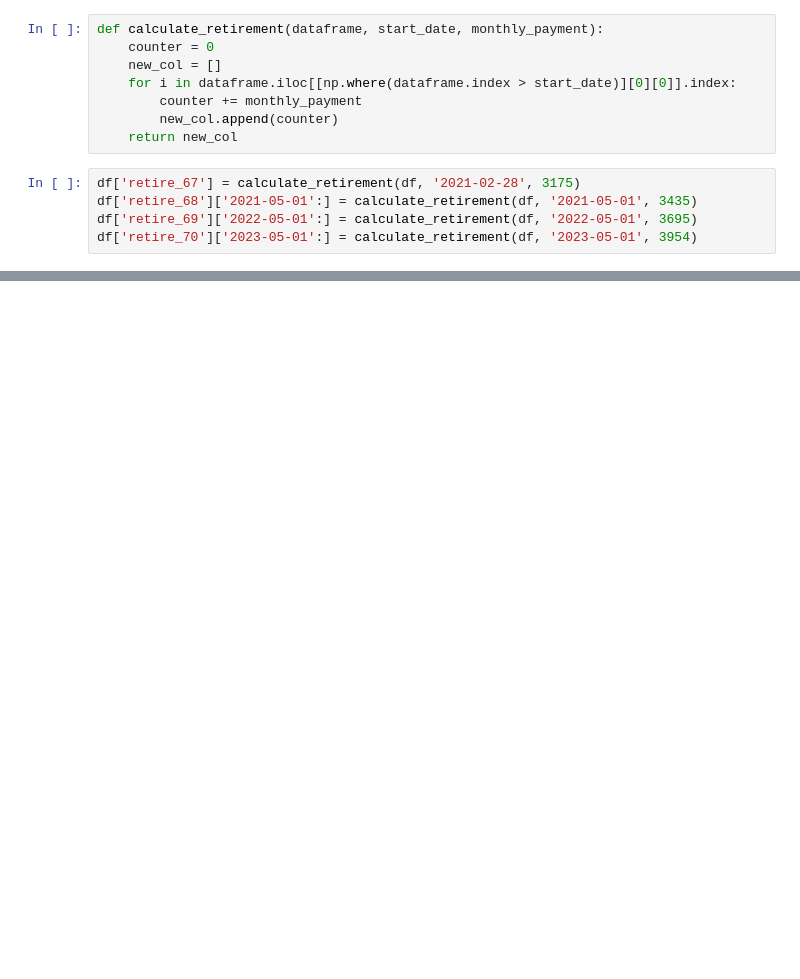
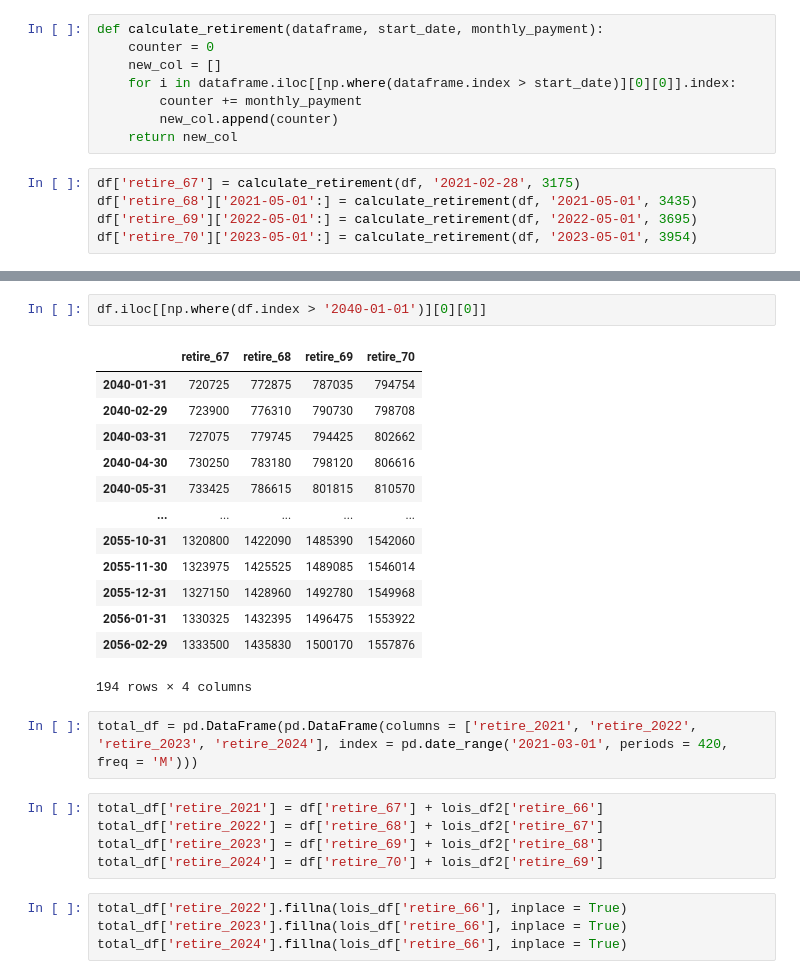
Before and after one commit to bagnine/social_security, a Jupyter notebook: social_security.ipynb, the cells around one changed output, grey strips where cells are left out. Drawn from its saved outputs; the diff is of its cells as text; blank space fills up the shorter version.

```diff
--- a/social_security.ipynb
+++ b/social_security.ipynb
@@ -61,0 +63,27 @@ plt.plot(df)
+# %%
+df.iloc[[np.where(df.index > '2040-01-01')][0][0]]
+# %% [output]
+|  | retire_67 | retire_68 | retire_69 | retire_70 |
+| 2040-01-31 | 720725 | 772875 | 787035 | 794754 |
+| 2040-02-29 | 723900 | 776310 | 790730 | 798708 |
+| 2040-03-31 | 727075 | 779745 | 794425 | 802662 |
+| 2040-04-30 | 730250 | 783180 | 798120 | 806616 |
+| 2040-05-31 | 733425 | 786615 | 801815 | 810570 |
+| ... | ... | ... | ... | ... |
+| 2055-10-31 | 1320800 | 1422090 | 1485390 | 1542060 |
+| 2055-11-30 | 1323975 | 1425525 | 1489085 | 1546014 |
+| 2055-12-31 | 1327150 | 1428960 | 1492780 | 1549968 |
+| 2056-01-31 | 1330325 | 1432395 | 1496475 | 1553922 |
+| 2056-02-29 | 1333500 | 1435830 | 1500170 | 1557876 |
+194 rows × 4 columns
+# %%
+total_df = pd.DataFrame(pd.DataFrame(columns = ['retire_2021', 'retire_2022', 'retire_2023', 'retire_2024'], index = pd.date_range('2021-03-01', periods = 420, freq = 'M')))
+# %%
+total_df['retire_2021'] = df['retire_67'] + lois_df2['retire_66']
+total_df['retire_2022'] = df['retire_68'] + lois_df2['retire_67']
+total_df['retire_2023'] = df['retire_69'] + lois_df2['retire_68']
+total_df['retire_2024'] = df['retire_70'] + lois_df2['retire_69']
+# %%
+total_df['retire_2022'].fillna(lois_df['retire_66'], inplace = True)
+total_df['retire_2023'].fillna(lois_df['retire_66'], inplace = True)
+total_df['retire_2024'].fillna(lois_df['retire_66'], inplace = True)
```
Also changed, not shown: parts of 11 cells of this notebook.
